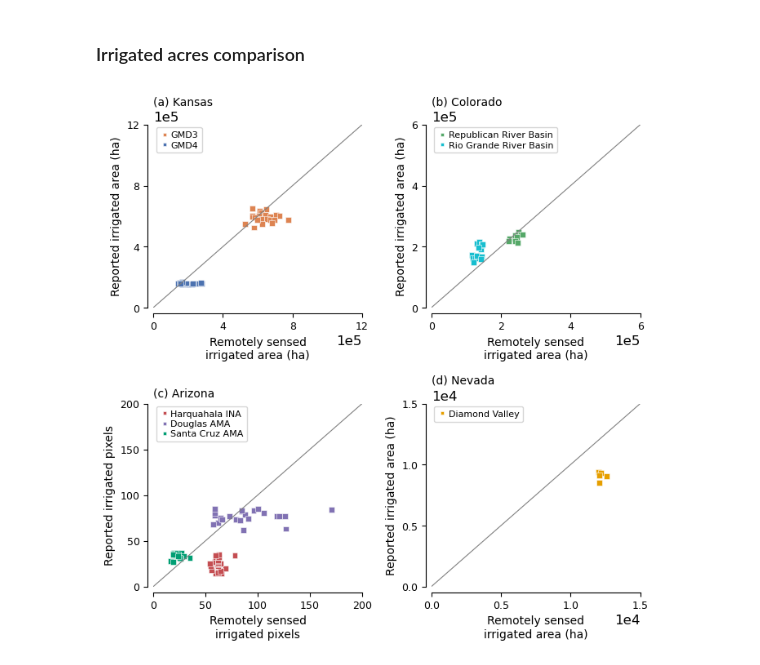
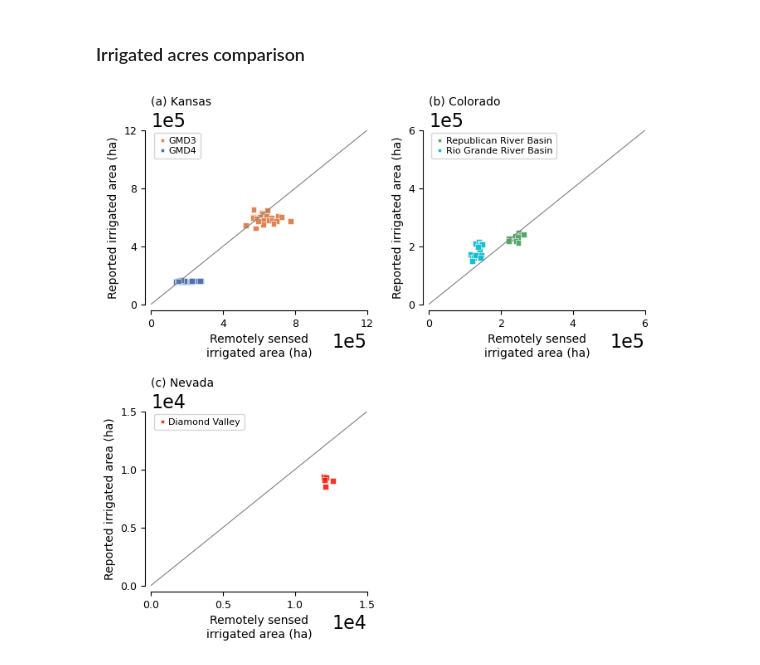
Before and after one commit to mdfahimhasan/WestUS_pumping, a Jupyter notebook: Codes/results_analysis/comparison_basinScale.ipynb, the cells around one changed output. Saved outputs shown, nothing was run; the diff lists cells and outputs as text; code cells hidden in the pictures.

```diff
--- a/Codes/results_analysis/comparison_basinScale.ipynb
+++ b/Codes/results_analysis/comparison_basinScale.ipynb
@@ -527,10 +527,10 @@ for basin in basins:
 
     metrics_dict = calculate_metrics(predictions=df['predicted'], targets=df['actual'])
 
-    rmse, mae, r2, nrmse, nmae = metrics_dict['RMSE'], metrics_dict['MAE'], metrics_dict['R2'], \
+    rmse, mae, NSE, nrmse, nmae = metrics_dict['RMSE'], metrics_dict['MAE'], metrics_dict['R2'], \
                                   metrics_dict['Normalized RMSE'], metrics_dict['Normalized MAE'],
 
-    print(f'{basin}: {rmse=:.2f}, {mae=:.2f}, {r2=:.2f}, {nrmse=:.2f}, {nmae=:.2f}')
+    print(f'{basin}: {rmse=:.2f}, {mae=:.2f}, {NSE=:.2f}, {nrmse=:.2f}, {nmae=:.2f}')
 # %% [output]
 Individual basin performance with basin spatially holdout (ML): Pixel-scale comparison
 ------------------------------------------------------------
@@ -545,5 +545,16 @@ DV: rmse=105.37, mae=77.83, r2=0.26, nrmse=0.50, nmae=0.37
 # %%
 basins = ['gmd3', 'gmd4', 'rpb', 'slv', 'doug', 'hqr', 'scruz', 'dv']
+
+basin_names = {
+    'gmd3': 'gmd3',
+    'gmd4': 'gmd4',
+    'rpb': 'Republican River Basin',
+    'slv': 'San Luis Valley (Rio Grande)',
+    'doug': 'Douglas AMA',
+    'hqr': 'Harquahala INA',
+    'scruz': 'Santa Cruz AMA',
+    'dv': 'Diamond Valley'
+}
 
 print('Individual basin performance with basin spatially holdout (ML): Basin-scale comparison')
 print('------------------------------------------------------------')
@@ -555,10 +566,10 @@ for basin in basins:
 
     metrics_dict = calculate_metrics(predictions=df['mean pred_pumping_mm'], targets=df['mean actual_pumping_mm'])
 
-    rmse, mae, r2, nrmse, nmae = metrics_dict['RMSE'], metrics_dict['MAE'], metrics_dict['R2'], \
+    rmse, mae, NSE, nrmse, nmae = metrics_dict['RMSE'], metrics_dict['MAE'], metrics_dict['R2'], \
                                   metrics_dict['Normalized RMSE'], metrics_dict['Normalized MAE'],
 
-    print(f'{basin}: {rmse=:.2f}, {mae=:.2f}, {r2=:.2f}, {nrmse=:.2f}, {nmae=:.2f}')
+    print(f'{basin_names[basin]}: {rmse=:.2f}, {mae=:.2f}, {NSE=:.2f}, {nrmse=:.2f}, {nmae=:.2f}')
 # %% [output]
 Individual basin performance with basin spatially holdout (ML): Basin-scale comparison
 ------------------------------------------------------------
@@ -615,7 +626,6 @@ irr_df =count_irrigated_hectares(basin_dicts,
 import numpy as np
 import pandas as pd
 import matplotlib.pyplot as plt
-import matplotlib.ticker as mticker
 import seaborn as sns
 
 basin_colors = {
@@ -623,10 +633,7 @@ basin_colors = {
     'GMD3': '#dd8452',
     'Republican River Basin': '#55a868',
     'Rio Grande River Basin': '#17becf',
-    'Harquahala INA': '#c44e52',
-    'Douglas AMA': '#8172b3',
-    'Santa Cruz AMA': '#009E73',
-    'Diamond Valley': '#E69F00',
+    'Diamond Valley': "#F21A0AE2",
 }
 
 fontsize = 10
@@ -662,19 +669,7 @@ panels = [
         'sci': True, 'scilimits': (5, 5),
         'title': '(b) Colorado',
     },
-    {
-        'csv': PROJECT_ROOT / 'Model_run/basin_comparison_results/irr_count.csv',
-        'filter': {'basin': ['hqr', 'doug', 'scruz']},
-        'rename': {'hqr': 'Harquahala INA', 'doug': 'Douglas AMA', 'scruz': 'Santa Cruz AMA'},
-        'x': 'irr_count_RS',
-        'y': 'irr_count_reported',
-        'xlabel': 'Remotely sensed\nirrigated pixels',
-        'ylabel': 'Reported irrigated pixels',
-        'lim' : (0, 200),
-        'ticks': [0, 50, 100, 150, 200],
-        'sci': False, 'scilimits': None,
-        'title': '(c) Arizona',
-    },
+
     {
         'csv': PROJECT_ROOT / 'Model_run/basin_comparison_results/irr_hectares.csv',
         'filter': {'basin': ['DV']},
@@ -685,7 +680,7 @@ panels = [
         'ylabel': 'Reported irrigated area (ha)',
         'lim': (0, 15000),
         'sci': True, 'scilimits': (4, 4),
-        'title': '(d) Nevada',
+        'title': '(c) Nevada',
     },
 ]
 
@@ -702,31 +697,33 @@ for ax, p in zip(axs, panels):
     ax.set_xlim(p['lim'])
     ax.set_ylim(p['lim'])
     ax.set_xlabel(p['xlabel'], fontsize=fontsize)
     ax.set_ylabel(p['ylabel'], fontsize=fontsize)
     ax.set_title(p['title'], fontsize=fontsize, loc='left')
     ax.tick_params(labelsize=fontsize - 1)
 
     if 'ticks' in p:
         ax.set_xticks(p['ticks'])
         ax.set_yticks(p['ticks'])
 
     else:
         ax.set_xticks(np.linspace(p['lim'][0], p['lim'][1], 4))
         ax.set_yticks(np.linspace(p['lim'][0], p['lim'][1], 4))
 
     if p['sci']:
         ax.ticklabel_format(style='sci', scilimits=p['scilimits'])
 
     handles, labels = ax.get_legend_handles_labels()
     ax.legend(handles, labels, fontsize=legend_font, markerscale=0.7,
               frameon=True, handlelength=1, handletextpad=0.2,
               labelspacing=0.2, borderaxespad=0.3, loc='upper left')
 
+axs[-1].axis('off')
+
 sns.despine(offset=5, trim=True)
 plt.tight_layout(pad=1.0)
 
 save_path = PROJECT_ROOT / 'Model_run/plots/irr_hectares_all.jpg'
 plt.savefig(save_path, dpi=400, bbox_inches='tight')
 plt.show()
 # %% [output]
-[figure, old version]
+[figure, new version]
```
Also changed, not shown: parts of 13 cells of this notebook, 2 other files.
